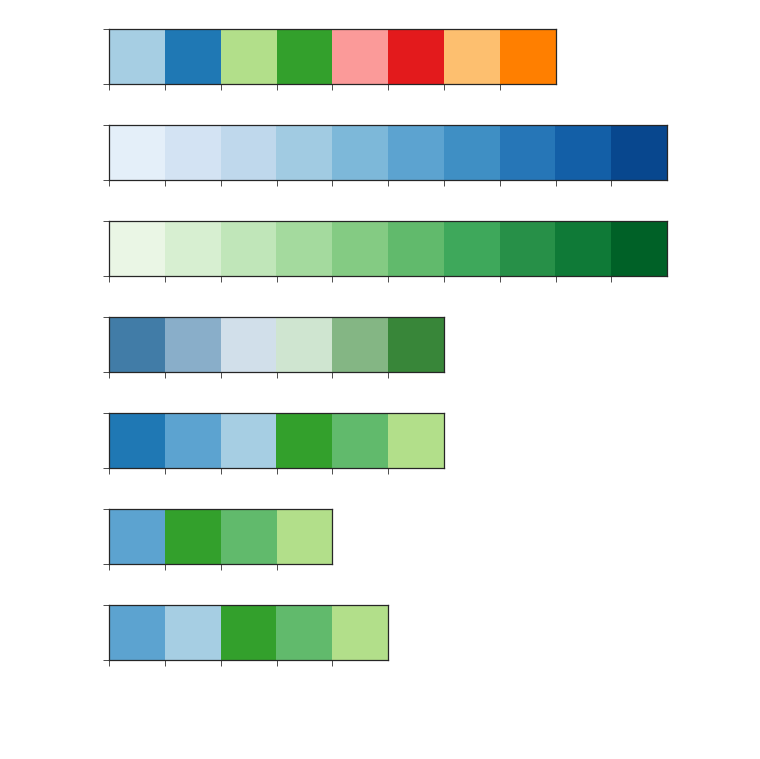
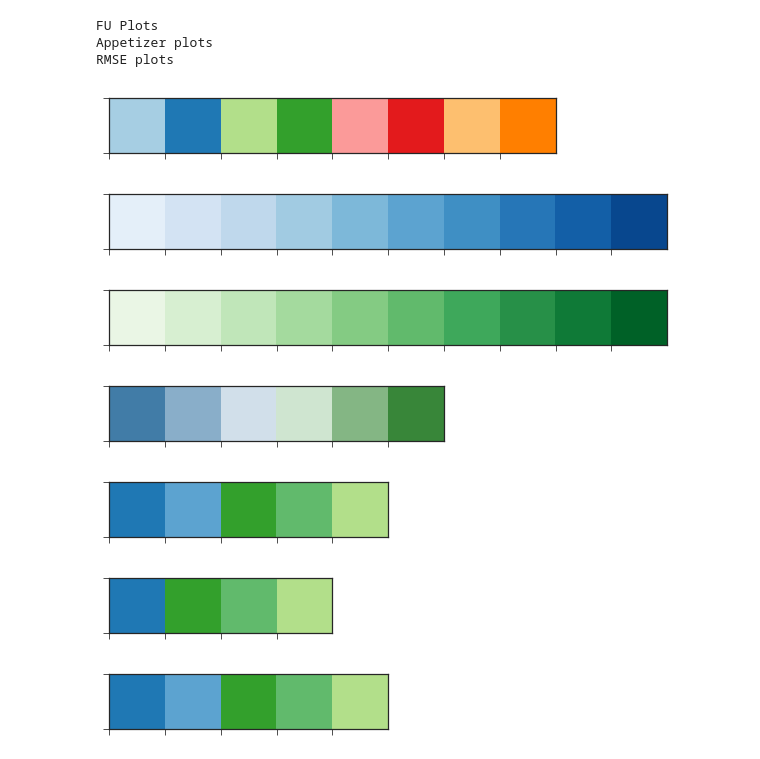
Before and after one commit to stanford-futuredata/optimus-maximus, a Jupyter notebook: plots/simdex-plots.ipynb, the cells around one changed output. Cells and saved outputs as stored; diff of their text form; code cells hidden in the pictures; blank space fills up the shorter version.

```diff
--- a/plots/simdex-plots.ipynb
+++ b/plots/simdex-plots.ipynb
@@ -77,29 +76,35 @@ simdex_df.sort_values(by='comp_time').groupby(
 # %%
 palette = sns.color_palette('Paired', 4)
 blue_palette = sns.color_palette('Blues', 10)
 green_palette = sns.color_palette('Greens', 10)
-f_u_palette = [palette[1], blue_palette[-5], palette[0], palette[3], green_palette[-5], palette[2]]
+f_u_palette = [palette[1], blue_palette[-5], palette[3], green_palette[-5], palette[2]]
 # appetizer_palette = [palette[1], palette[3]]
-appetizer_palette = f_u_palette[1:2] + f_u_palette[3:]
+appetizer_palette = f_u_palette[0:1] + f_u_palette[2:]
 # rmse_reg_palette = [palette[1], palette[0], palette[3]]
-rmse_reg_palette = [blue_palette[-5], palette[0], palette[3], green_palette[-5], palette[2]]
+rmse_reg_palette = f_u_palette #[blue_palette[-5], palette[0], palette[3], green_palette[-5], palette[2]]
 # rmse_reg_palette = [f_u_palette[3], f_u_palette[1], f_u_palette[4], f_u_palette[2], f_u_palette[5]]
 
 sns.palplot(sns.color_palette('Paired', 8))
 sns.palplot(sns.color_palette('Blues', 10))
 sns.palplot(sns.color_palette('Greens', 10))
 sns.palplot(sns.diverging_palette(240, 128, n=6))
+print('FU Plots')
 sns.palplot(f_u_palette)
+print('Appetizer plots')
 sns.palplot(appetizer_palette)
+print('RMSE plots')
 sns.palplot(rmse_reg_palette)
 # %% [output]
+FU Plots
+Appetizer plots
+RMSE plots
 [figure]
 [figure]
 [figure]
 [figure]
-[figure, old version]
+[figure, new version]
-[figure, old version]
+[figure, new version]
-[figure, old version]
+[figure, new version]
 # %%
 with sns.color_palette(f_u_palette):
     f_u_plots(simdex_df, lemp_df, blocked_mm_df, fexipro_df, fexipro_si_df, sampling_df,
```
Also changed, not shown: parts of 15 cells of this notebook, 38 other files.
